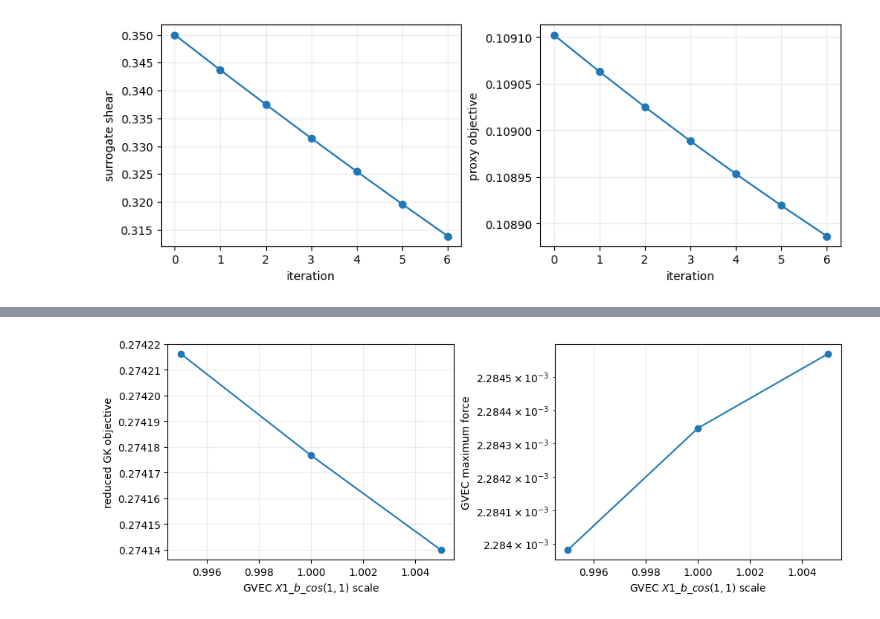
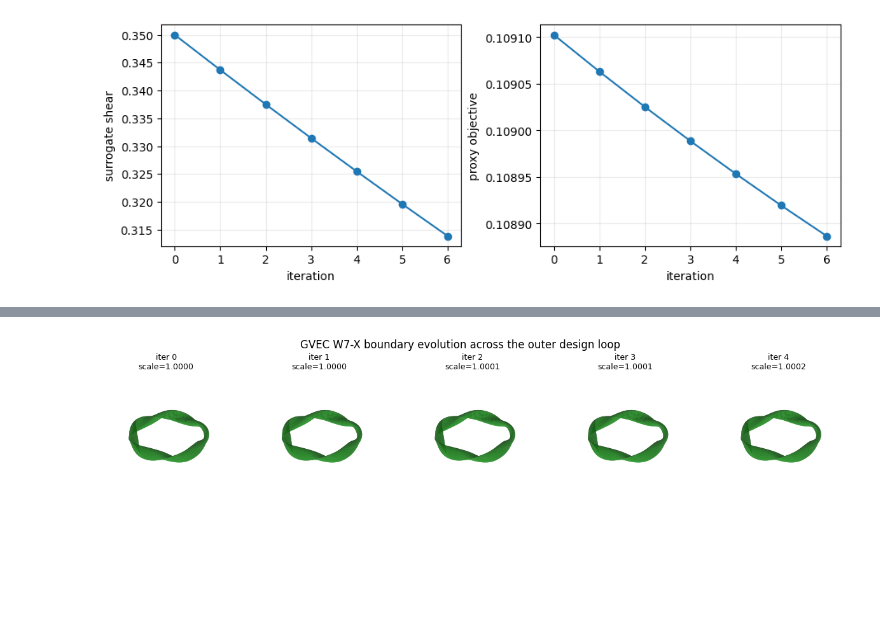
Before and after one commit to PAIdynamics/JAXFluxTubeGK, a Jupyter notebook: examples/gvec_geometry_optimization.ipynb, the cells around one changed output, grey strips where cells are left out. Saved outputs shown, nothing was run; the diff lists cells and outputs as text; code cells hidden in the pictures; blank space fills up the shorter version.

```diff
--- a/examples/gvec_geometry_optimization.ipynb
+++ b/examples/gvec_geometry_optimization.ipynb
@@ -33,6 +33,24 @@ GEOMETRY_SOURCE = "provider"  # provider | synthetic
 GVEC_PARAMETER_FILE = os.environ.get("GVEC_PARAMETER_FILE")
 GVEC_STATE_FILE = os.environ.get("GVEC_STATE_FILE")
 GVEC_STATE = None  # Or assign an already constructed gvec.State here.
+# %%
+def gvec_boundary_xyz(state, n_theta=60, n_zeta=200, rho=1.0):
+    """Evaluate the GVEC state's Cartesian position on a boundary (theta, zeta) grid
+    and return (X, Y, Z) surface grids of shape (n_theta, n_zeta)."""
+    theta = np.linspace(0.0, 2 * np.pi, n_theta, endpoint=True)
+    zeta = np.linspace(0.0, 2 * np.pi, n_zeta, endpoint=True)
+    data = state.evaluate("pos", rho=np.asarray([rho]), theta=theta, zeta=zeta)
+    pos = np.asarray(data["pos"].values)[:, 0, :, :]
+    return pos[0], pos[1], pos[2]
+
+
+def plot_boundary_surface(ax, X, Y, Z, **kwargs):
+    """Render a stellarator boundary surface with a physically equal-aspect, angled view."""
+    ax.plot_surface(X, Y, Z, rstride=1, cstride=1, linewidth=0, antialiased=True, **kwargs)
+    span = max(X.max() - X.min(), Y.max() - Y.min(), Z.max() - Z.min())
+    ax.set_box_aspect(((X.max() - X.min()) / span, (Y.max() - Y.min()) / span, (Z.max() - Z.min()) / span))
+    ax.view_init(elev=35, azim=45)
+    ax.set_axis_off()
 # %%
 request = GeometryRequest(
     configuration="gvec-design", radial_value=0.8, alpha=0.0, n_z=32,
@@ -182,6 +200,9 @@ def evaluate_live_gvec_design(boundary_scale, mode=(1, 1), maxiter=100):
         )
         assert_fixed_optimization_topology(reference_topology, candidate_topology)
         objective = gk_objective(internal_geometry_from_result(candidate_result))
+        # Evaluate the boundary surface here, while the GVEC state (and its scratch
+        # runpath) is still alive, rather than returning the state itself.
+        boundary_xyz = gvec_boundary_xyz(run.state)
     return {
         "scale": float(boundary_scale),
         "coefficient": float(parameters["X1_b_cos"][mode]),
@@ -191,31 +212,70 @@ def evaluate_live_gvec_design(boundary_scale, mode=(1, 1), maxiter=100):
         "max_force": float(run.max_force),
         "iterations": int(run.GVEC_iter_used),
         "provider": candidate_result.metadata.provenance.provider,
+        "boundary_xyz": boundary_xyz,
     }
 
 if GEOMETRY_SOURCE == "provider" and GVEC_PARAMETER_FILE:
-    design_scales = np.array([0.995, 1.0, 1.005])
-    live_design = [evaluate_live_gvec_design(scale) for scale in design_scales]
-    objectives = np.array([row["objective"] for row in live_design])
-    forces = np.array([row["max_force"] for row in live_design])
-    sensitivity = (objectives[2] - objectives[0]) / (design_scales[2] - design_scales[0])
-    proposed_scale = float(np.clip(1.0 - 0.01 * sensitivity, 0.98, 1.02))
-    print(f"central-difference sensitivity: {sensitivity:.6e}")
-    print(f"bounded proposed next scale: {proposed_scale:.6f}")
-    print(live_design)
+    # Outer-loop hill-climb: at each iteration, take a real 3-point central-difference
+    # sensitivity through fresh GVEC solves (as above), step the boundary scale, and
+    # record the resulting real 3D boundary shape. GVEC's solves here are bounded at
+    # maxiter=100 for runtime, so intermediate equilibria are diagnostic, not
+    # force-converged -- the notebook's own force panel below makes that explicit.
+    N_ITERATIONS = 5
+    relative_step = 0.005
+    learning_rate = 0.005
+    scale_bounds = (0.95, 1.05)
+    scale = 1.0
+    history = []
+    boundary_frames = []
+    for iteration in range(N_ITERATIONS):
+        design_scales = scale + scale * np.array([-relative_step, 0.0, relative_step])
+        live_design = [evaluate_live_gvec_design(s) for s in design_scales]
+        objectives = np.array([row["objective"] for row in live_design])
+        sensitivity = float(
+            (objectives[2] - objectives[0]) / (design_scales[2] - design_scales[0])
+        )
+        center = live_design[1]
+        history.append(
+            {key: value for key, value in center.items() if key != "boundary_xyz"}
+            | {"iteration": iteration, "requested_scale": scale, "sensitivity": sensitivity}
+        )
+        boundary_frames.append((iteration, scale, center["boundary_xyz"]))
+        print(
+            f"iteration {iteration}: scale={scale:.6f} objective={center['objective']: .6e} "
+            f"max_force={center['max_force']:.3e} sensitivity={sensitivity: .3e}"
+        )
+        scale = float(np.clip(scale - learning_rate * sensitivity, *scale_bounds))
+
+    fig = plt.figure(figsize=(3.0 * N_ITERATIONS, 3.2))
+    for column, (iteration, iter_scale, (X, Y, Z)) in enumerate(boundary_frames):
+        ax = fig.add_subplot(1, N_ITERATIONS, column + 1, projection="3d")
+        plot_boundary_surface(ax, X, Y, Z, color="tab:green", alpha=0.95)
+        ax.set_title(f"iter {iteration}\nscale={iter_scale:.4f}", fontsize=9)
+    fig.suptitle("GVEC W7-X boundary evolution across the outer design loop")
+    boundary_figure_path = ROOT / "figures/gvec_boundary_evolution.png"
+    fig.savefig(boundary_figure_path, dpi=150, bbox_inches="tight")
+    print(f"saved {boundary_figure_path}")
+    plt.show()
+
+    iterations = np.array([row["iteration"] for row in history])
+    scales = np.array([row["scale"] for row in history])
+    objectives = np.array([row["objective"] for row in history])
+    forces = np.array([row["max_force"] for row in history])
     fig, axes = plt.subplots(1, 2, figsize=(10, 3.5), constrained_layout=True)
-    axes[0].plot(design_scales, objectives, "o-")
+    axes[0].plot(iterations, objectives, "o-")
     axes[0].set_ylabel("reduced GK objective")
-    axes[1].plot(design_scales, forces, "o-")
+    axes[1].plot(iterations, forces, "o-")
     axes[1].set_yscale("log")
     axes[1].set_ylabel("GVEC maximum force")
     for ax in axes:
-        ax.set_xlabel(r"GVEC $X1\_b\_cos(1,1)$ scale")
+        ax.set_xlabel("outer-loop iteration")
         ax.grid(alpha=0.25)
     figure_path = ROOT / "figures/gvec_initial_live_design_scan.png"
-    plt.savefig(figure_path, dpi=160, bbox_inches="tight")
+    fig.savefig(figure_path, dpi=160, bbox_inches="tight")
     print(f"saved {figure_path}")
     plt.show()
+    print(history)
 else:
     print("Set GVEC_PARAMETER_FILE and select provider mode to run the live design scan.")
 # %% [output]
@@ -226 +288 @@ saved /Users/mohsensadr/Codes/GitHub/fusion/JAXFluxTubeGK/figures/gvec_initial_l
-[figure, old version]
+[figure, new version]
```
Also changed, not shown: parts of 2 cells of this notebook, 11 other files.
